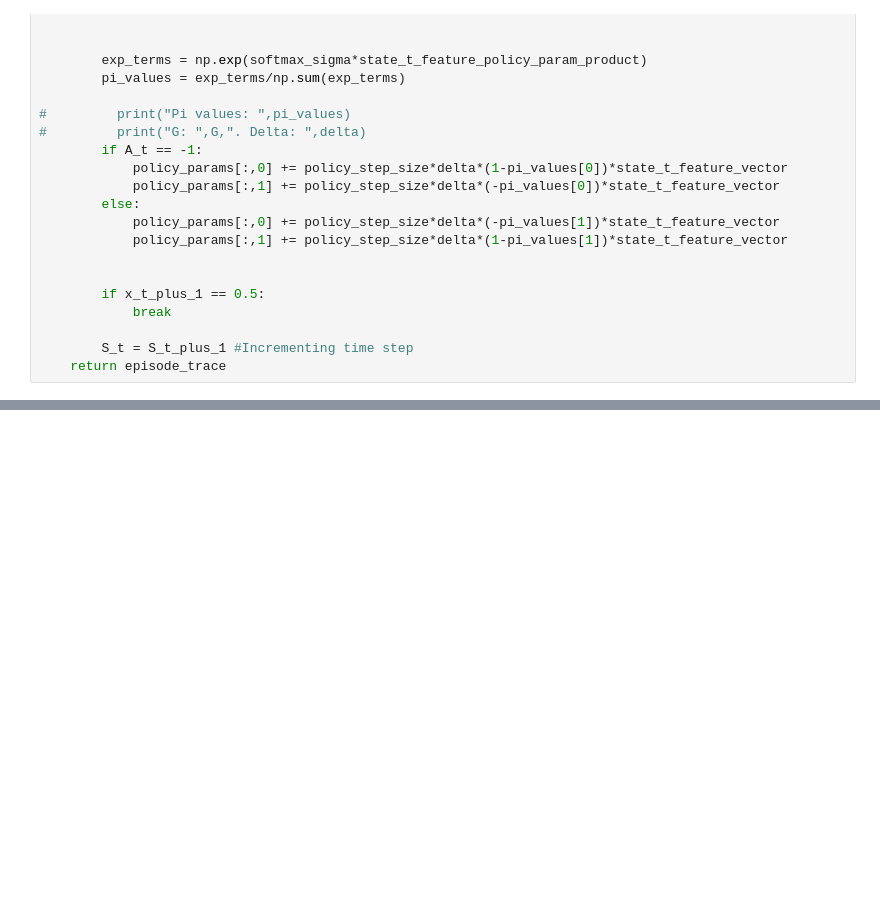
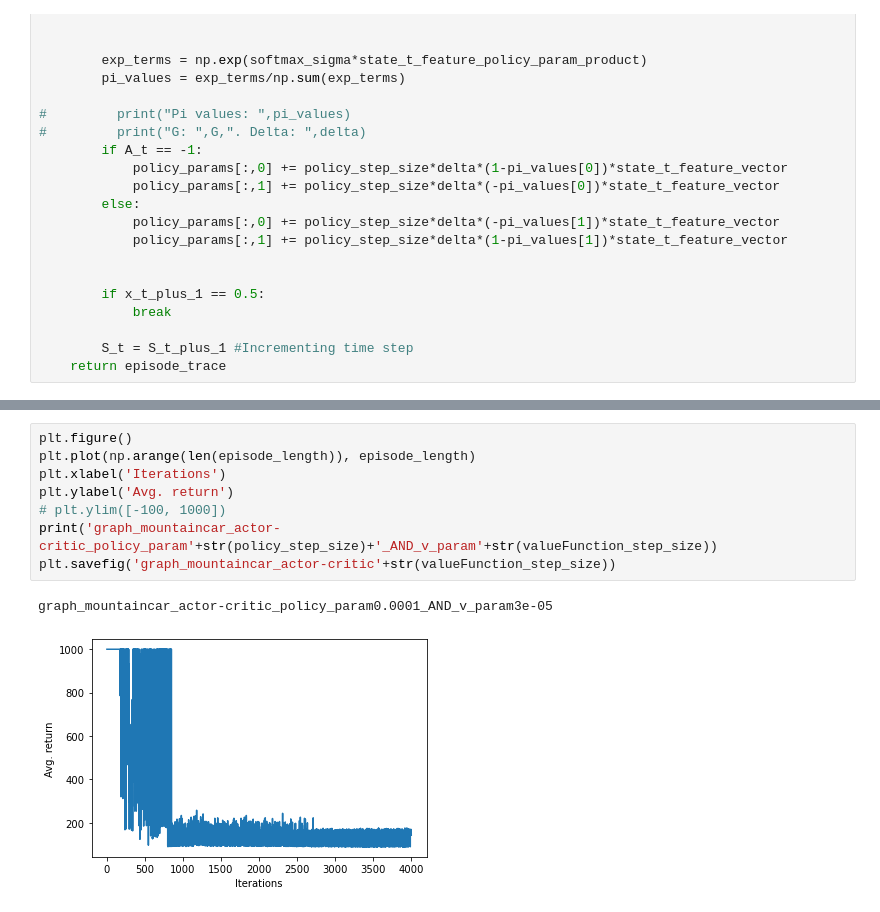
Before and after one commit to AlolikaGon/RL_PolicyGradientMethods, a Jupyter notebook: ShivamCode/ActorCritic_MountainCar.ipynb, the cells around one changed output, grey strips where cells are left out. Cells and saved outputs as stored; diff of their text form; blank space fills up the shorter version.

```diff
--- a/ShivamCode/ActorCritic_MountainCar.ipynb
+++ b/ShivamCode/ActorCritic_MountainCar.ipynb
@@ -228,0 +246,11 @@ Terminated
+# %%
+plt.figure()
+plt.plot(np.arange(len(episode_length)), episode_length)
+plt.xlabel('Iterations')
+plt.ylabel('Avg. return')
+# plt.ylim([-100, 1000])
+print('graph_mountaincar_actor-critic_policy_param'+str(policy_step_size)+'_AND_v_param'+str(valueFunction_step_size))
+plt.savefig('graph_mountaincar_actor-critic'+str(valueFunction_step_size))
+# %% [output]
+graph_mountaincar_actor-critic_policy_param0.0001_AND_v_param3e-05
+[figure, added]
```
Also changed, not shown: parts of 3 cells of this notebook, 19 other files.
